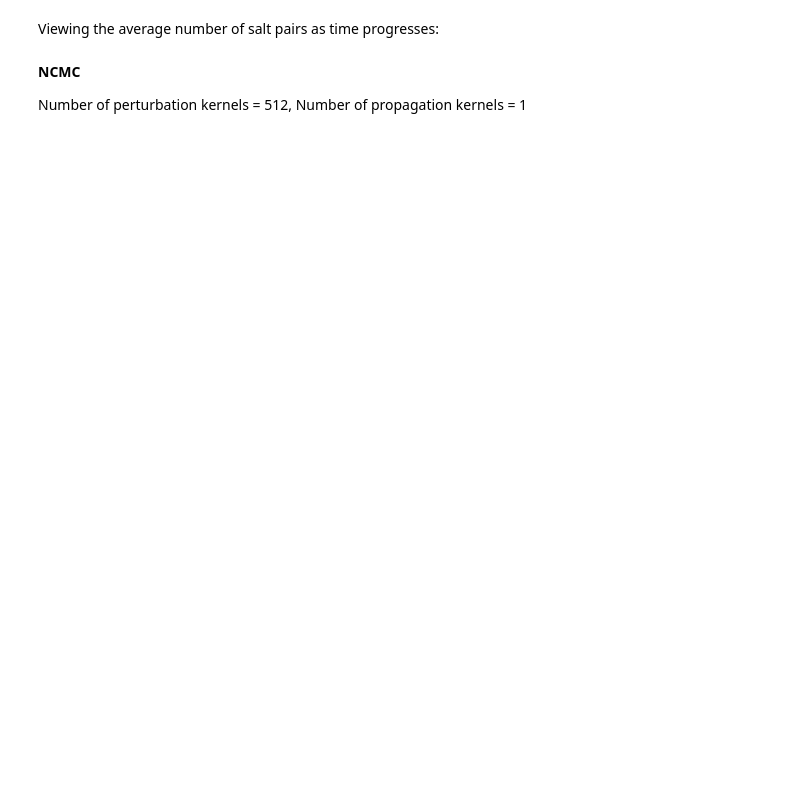
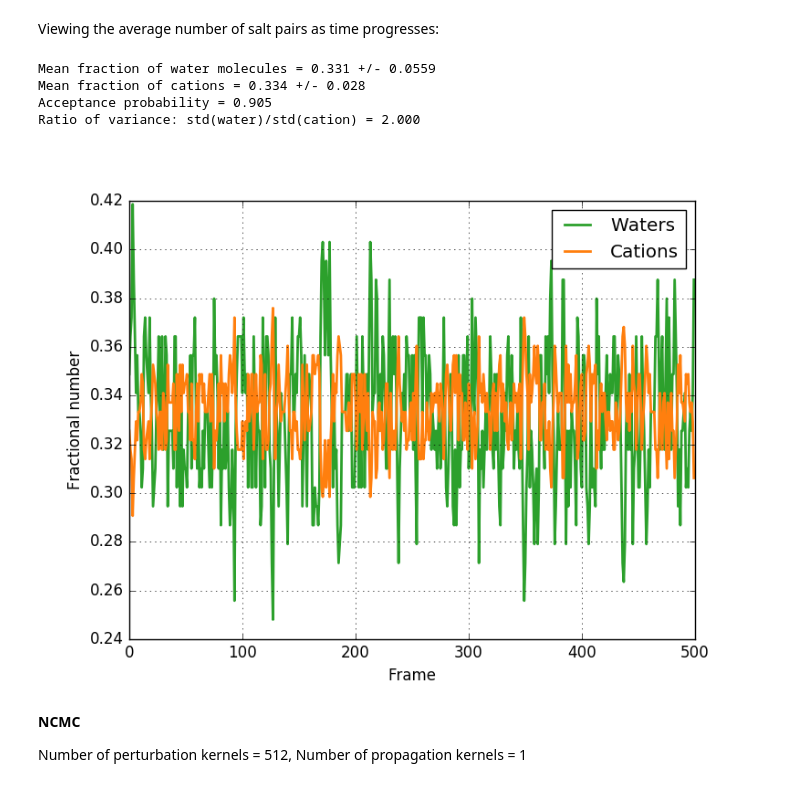
Before and after one commit to choderalab/saltswap, a Jupyter notebook: IdealMixing/IdealMixing.ipynb, the cells around one changed output. Drawn from its saved outputs; the diff is of its cells as text; code cells hidden in the pictures; blank space fills up the shorter version.

Commit message:
Graphs added to analysis.

```diff
--- a/IdealMixing/IdealMixing.ipynb
+++ b/IdealMixing/IdealMixing.ipynb
@@ -22,6 +22,21 @@ pressure = 1*unit.atmospheres
 delta_chem = 0*unit.kilojoule_per_mole
 wbox = WaterBox(box_edge=size,nonbondedMethod=app.PME)
 Nmols = wbox.system.getNumParticles()/3.0
+# %%
+# Nice colours, taken on 26th Nov 2015 from:
+#http://tableaufriction.blogspot.co.uk/2012/11/finally-you-can-use-tableau-data-colors.html
+
+# These are the "Tableau" colors as RGB. I've chosen my faves.
+# In order: blue, green, purple, orange. Hopefully a good compromise for colour-blind people.
+tableau4 = [(31, 119, 180),(44, 160, 44),(148,103,189),(255, 127, 14)]
+tableau4_light = [(174,199,232),(152,223,138),(197,176,213),(255,187,120)]
+
+# Scale the RGB values to the [0, 1] range, which is the format matplotlib accepts.
+for i in range(len(tableau4)):
+    r, g, b = tableau4[i]
+    tableau4[i] = (r / 255., g / 255., b / 255.)
+    r, g, b = tableau4_light[i]
+    tableau4_light[i] = (r / 255., g / 255., b / 255.)
 # %% [markdown]
 # The effect of shadow work on the acceptance rate.
 # %% [markdown]
@@ -50,20 +68,29 @@ Viewing the average number of salt pairs as time progresses:
 # %%
 time = np.arange(len(Nwats))
 Nwats = np.array(Nwats)
 Nsalts = np.array(Nsalts)
 
 plt.clf()
-plt.plot(Nwats/Nmols)
-plt.plot(Nsalts/Nmols)
+plt.grid(True)
+plt.plot(Nwats/Nmols,color=tableau4[1],linewidth=2)
+#plt.plot(Nwats/Nmols,color=tableau4_light[1],linewidth=1)
+plt.plot(Nsalts/Nmols,color=tableau4[3],linewidth=2)
+#plt.plot(Nsalts/Nmols,color=tableau4_light[3],linewidth=1)
 plt.xlabel('Frame')
 plt.ylabel('Fractional number')
 plt.legend(['Waters','Cations'])
-plt.savefig('temp.png',format='png')
+plt.savefig('InstSwictch.png',format='png')
 print 'Mean fraction of water molecules = {:.3f} +/- {:.3}'.format((Nwats/Nmols).mean(),2*(Nwats/Nmols).std())
 print 'Mean fraction of cations = {:.3f} +/- {:.3}'.format((Nsalts/Nmols).mean(),2*(Nsalts/Nmols).std())
 print 'Acceptance probability = {:.3f}'.format(state.saltswap.getAcceptanceProbability())
 print 'Ratio of variance: std(water)/std(cation) = {:.3f}'.format(Nwats.std()/Nsalts.std())
-Image('temp.png')
+Image('InstSwictch.png')
+# %% [output]
+Mean fraction of water molecules = 0.331 +/- 0.0559
+Mean fraction of cations = 0.334 +/- 0.028
+Acceptance probability = 0.905
+Ratio of variance: std(water)/std(cation) = 2.000
+[figure, added]
 # %% [markdown]
 **NCMC**
 
```
Also changed, not shown: parts of 6 cells of this notebook.
